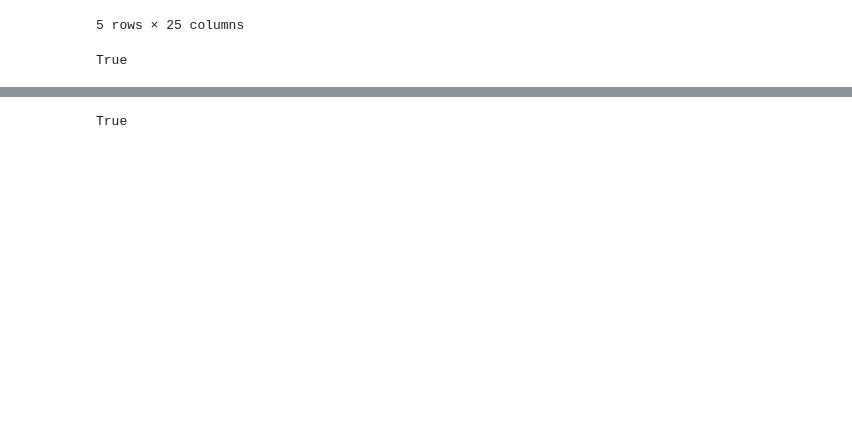
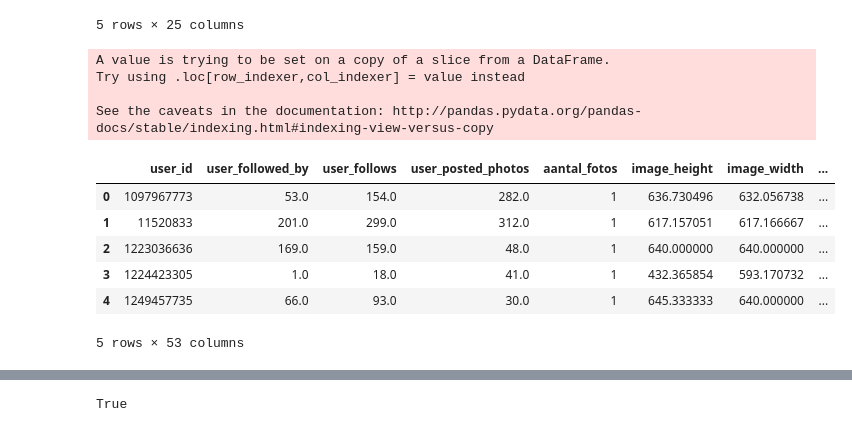
Before and after one commit to JeffreyBosman/FDScase2, a Jupyter notebook: Preprocessing_instagram_assignment.ipynb, the cells around one changed output, grey strips where cells are left out. Saved outputs shown, nothing was run; the diff lists cells and outputs as text; code cells hidden in the pictures; blank space fills up the shorter version.

```diff
--- a/Preprocessing_instagram_assignment.ipynb
+++ b/Preprocessing_instagram_assignment.ipynb
@@ -136,14 +142,54 @@ emotion_score.head()
 | 3 | 1000080765059521113_31736205 | 0.0 | 0.0 | 0.000000 | 0.0 | ... |
 | 4 | 1000097452173278518_206726006 | 0.0 | 0.0 | 0.198100 | 0.0 | ... |
 5 rows × 25 columns
-# %%
-#####################################
-## IMAGE
-#####################################
-
-image_df.image_id.is_unique ## Image is unique
-# %% [output]
-True
+# %%
+#####################################
+## IMAGE
+#####################################
+
+# image_df.image_id.is_unique ## Image is unique
+## DROP COLOMMEN DIE GEEN VOORSPELKRACHT HEBBEN
+# image_df.drop(columns = ['image_id','image_link','image_url','user_full_name','user_name', 'user_website','user_profile_pic', 'user_bio'], inplace=True )
+
+##FILTER PLAT SLAAN
+
+# image_df.image_filter.value_counts() ## ongv. 30
+df = image_df[['user_id','image_filter']]
+# df_count = df.groupby("image_filter").count().reset_index()
+df_filter = df.pivot_table(index='user_id', columns='image_filter', aggfunc= len ,fill_value=0)
+df_filter = df_filter.reset_index()
+df_filter.columns = [str(col) + '_filter' for col in df_filter.columns]
+df_filter.rename(columns={'user_id_filter': 'user_id'}, inplace=True)
+## Waar kunnen we gemiddelde van nemen
+
+df = image_df[['user_id','image_height','image_width','data_memorability']]
+
+df_mean_vars = df.groupby('user_id').mean().reset_index()
+
+
+df = image_df[['user_id','user_followed_by','user_follows','user_posted_photos']]
+df['aantal_fotos'] = 1
+df_sum_vars = df.groupby('user_id').mean().reset_index() ## Moet ook mean zijn, want haalt niet uit
+
+df_sum_vars.shape  #159
+df_mean_vars.shape #159
+df_filter.shape #159
+
+temp_df = pd.merge(df_sum_vars, df_mean_vars, how='inner', on='user_id')
+image_df_user = pd.merge(temp_df, df_filter, how='inner', on='user_id')
+image_df_user.head()
+# %% [output]
+A value is trying to be set on a copy of a slice from a DataFrame.
+Try using .loc[row_indexer,col_indexer] = value instead
+
+See the caveats in the documentation: http://pandas.pydata.org/pandas-docs/stable/indexing.html#indexing-view-versus-copy
+|  | user_id | user_followed_by | user_follows | user_posted_photos | aantal_fotos | image_height | image_width | ... |
+| 0 | 1097967773 | 53.0 | 154.0 | 282.0 | 1 | 636.730496 | 632.056738 | ... |
+| 1 | 11520833 | 201.0 | 299.0 | 312.0 | 1 | 617.157051 | 617.166667 | ... |
+| 2 | 1223036636 | 169.0 | 159.0 | 48.0 | 1 | 640.000000 | 640.000000 | ... |
+| 3 | 1224423305 | 1.0 | 18.0 | 41.0 | 1 | 432.365854 | 593.170732 | ... |
+| 4 | 1249457735 | 66.0 | 93.0 | 30.0 | 1 | 645.333333 | 640.000000 | ... |
+5 rows × 53 columns
 # %%
 #####################################
 ## Metrix
```
Also changed, not shown: parts of 10 cells of this notebook.
